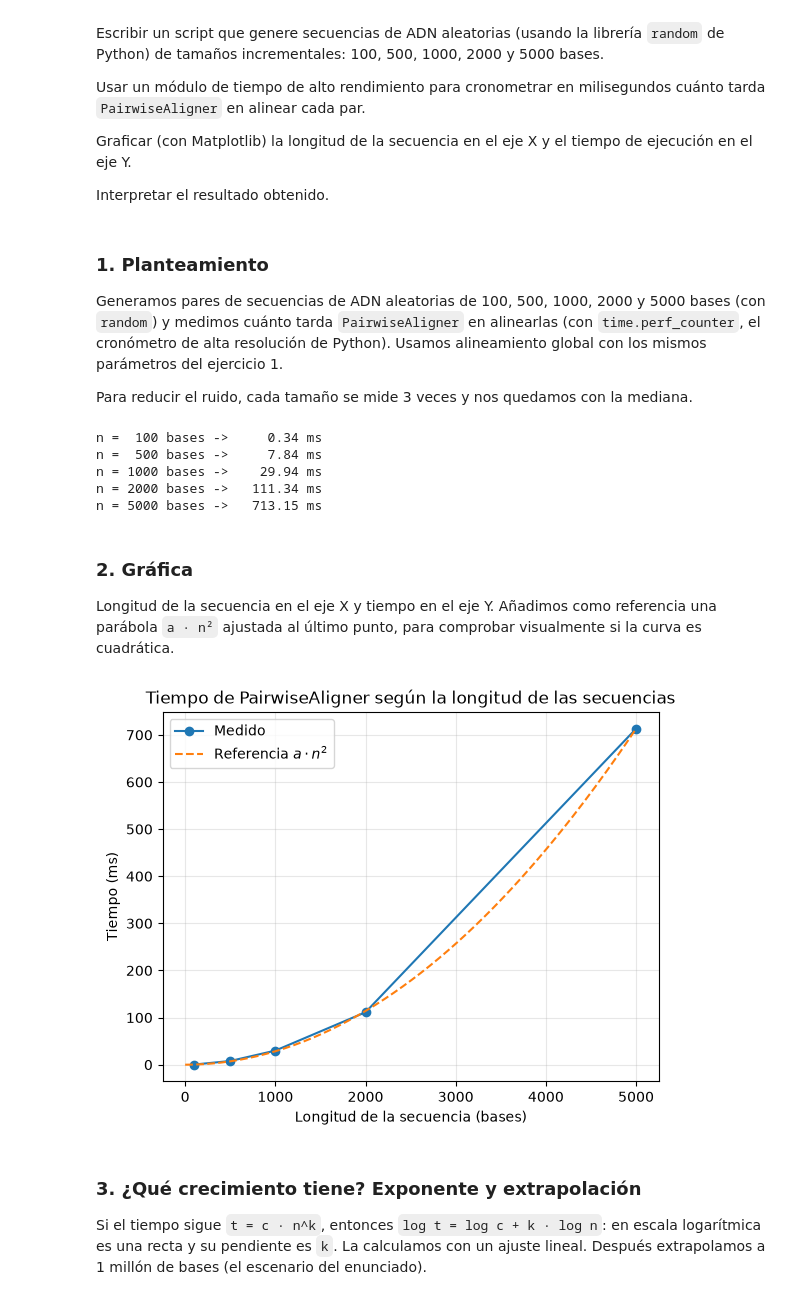
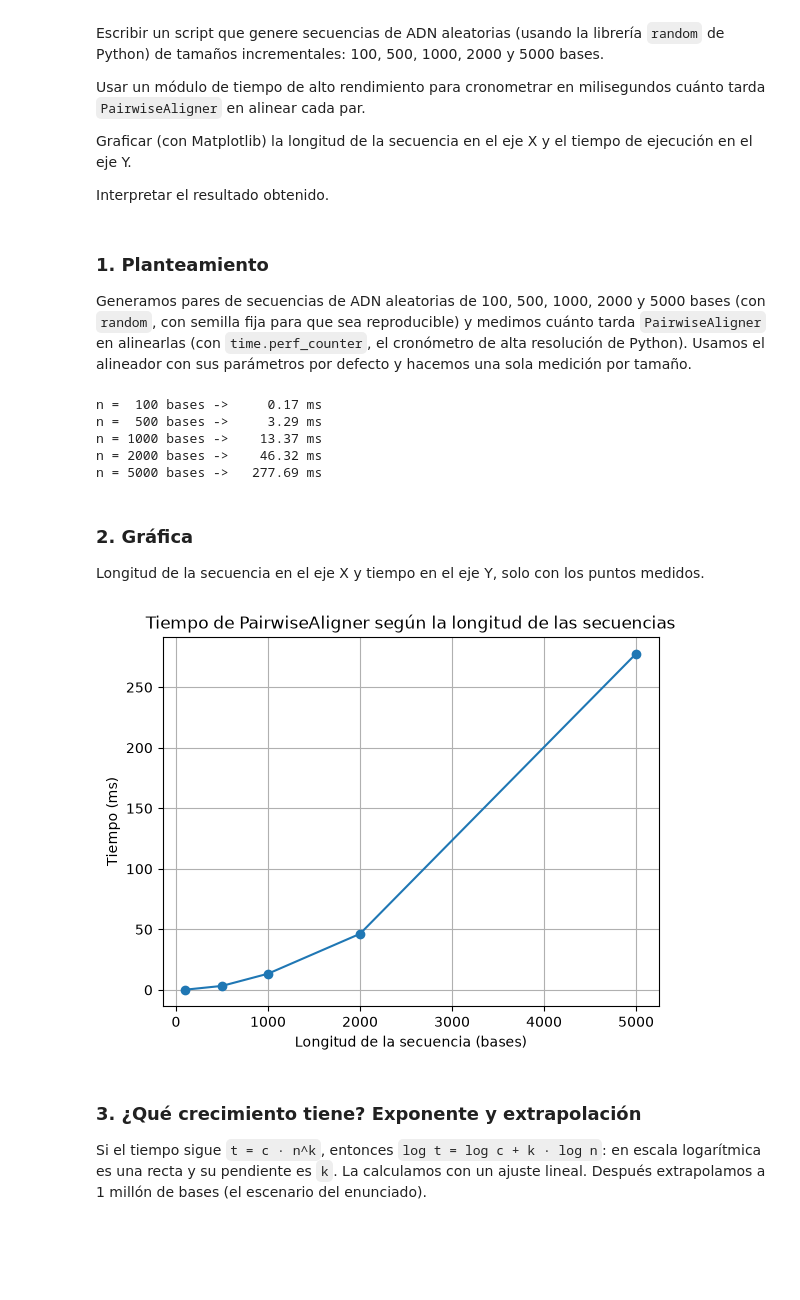
Before and after one commit to ArtHead-Devs/Practica-3-Hoja-Ejercicios, a Jupyter notebook: ejercicios.ipynb, the cells around one changed output. Drawn from its saved outputs; the diff is of its cells as text; code cells hidden in the pictures; blank space fills up the shorter version.

```diff
--- a/ejercicios.ipynb
+++ b/ejercicios.ipynb
@@ -375,64 +408,47 @@ Graficar (con Matplotlib) la longitud de la secuencia en el eje X y el tiempo de
 Interpretar el resultado obtenido.
 # %% [markdown]
 ### 1. Planteamiento
-Generamos pares de secuencias de ADN aleatorias de 100, 500, 1000, 2000 y 5000 bases (con `random`) y medimos cuánto tarda `PairwiseAligner` en alinearlas (con `time.perf_counter`, el cronómetro de alta resolución de Python). Usamos alineamiento global con los mismos parámetros del ejercicio 1.
-
-Para reducir el ruido, cada tamaño se mide 3 veces y nos quedamos con la mediana.
+Generamos pares de secuencias de ADN aleatorias de 100, 500, 1000, 2000 y 5000 bases (con `random`, con semilla fija para que sea reproducible) y medimos cuánto tarda `PairwiseAligner` en alinearlas (con `time.perf_counter`, el cronómetro de alta resolución de Python). Usamos el alineador con sus parámetros por defecto y hacemos una sola medición por tamaño.
 # %%
 random.seed(42)
 
 alineador = PairwiseAligner()
-alineador.mode = "global"
-alineador.match_score = 5
-alineador.mismatch_score = -4
-alineador.open_gap_score = -3
-alineador.extend_gap_score = -1
 
 tamanos = [100, 500, 1000, 2000, 5000]
-repeticiones = 3
 tiempos_ms = []
 
 for n in tamanos:
     seq_a = "".join(random.choices("ACGT", k=n))
     seq_b = "".join(random.choices("ACGT", k=n))
 
-    medidas = []
-    for _ in range(repeticiones):
-        inicio = time.perf_counter()
-        alineador.align(seq_a, seq_b)
-        fin = time.perf_counter()
-        medidas.append((fin - inicio) * 1000)  # segundos -> milisegundos
+    inicio = time.perf_counter()
+    alineador.align(seq_a, seq_b)
+    fin = time.perf_counter()
 
-    tiempos_ms.append(float(np.median(medidas)))
+    tiempos_ms.append((fin - inicio) * 1000)
     print(f"n = {n:>4} bases -> {tiempos_ms[-1]:8.2f} ms")
 # %% [output]
-n =  100 bases ->     0.34 ms
-n =  500 bases ->     7.84 ms
-n = 1000 bases ->    29.94 ms
-n = 2000 bases ->   111.34 ms
-n = 5000 bases ->   713.15 ms
+n =  100 bases ->     0.17 ms
+n =  500 bases ->     3.29 ms
+n = 1000 bases ->    13.37 ms
+n = 2000 bases ->    46.32 ms
+n = 5000 bases ->   277.69 ms
 # %% [markdown]
 ### 2. Gráfica
-Longitud de la secuencia en el eje X y tiempo en el eje Y. Añadimos como referencia una parábola `a · n²` ajustada al último punto, para comprobar visualmente si la curva es cuadrática.
+Longitud de la secuencia en el eje X y tiempo en el eje Y, solo con los puntos medidos.
 # %%
 n = np.array(tamanos)
 t = np.array(tiempos_ms)
 
-# parábola de referencia a * n^2 que pasa por el último punto
-a = t[-1] / n[-1] ** 2
-n_curva = np.linspace(0, n[-1], 200)
-
 plt.figure()
-plt.plot(n, t, "o-", label="Medido")
-plt.plot(n_curva, a * n_curva ** 2, "--", label="Referencia $a \\cdot n^2$")
+plt.plot(n, t, "o-")
 plt.title("Tiempo de PairwiseAligner según la longitud de las secuencias")
 plt.xlabel("Longitud de la secuencia (bases)")
 plt.ylabel("Tiempo (ms)")
-plt.legend()
-plt.grid(alpha=0.3)
+plt.grid()
 plt.show()
 # %% [output]
-[figure, old version]
+[figure, new version]
 # %% [markdown]
 ### 3. ¿Qué crecimiento tiene? Exponente y extrapolación
 Si el tiempo sigue `t = c · n^k`, entonces `log t = log c + k · log n`: en escala logarítmica es una recta y su pendiente es `k`. La calculamos con un ajuste lineal. Después extrapolamos a 1 millón de bases (el escenario del enunciado).
```
Also changed, not shown: parts of 30 cells of this notebook, 3 other files.
